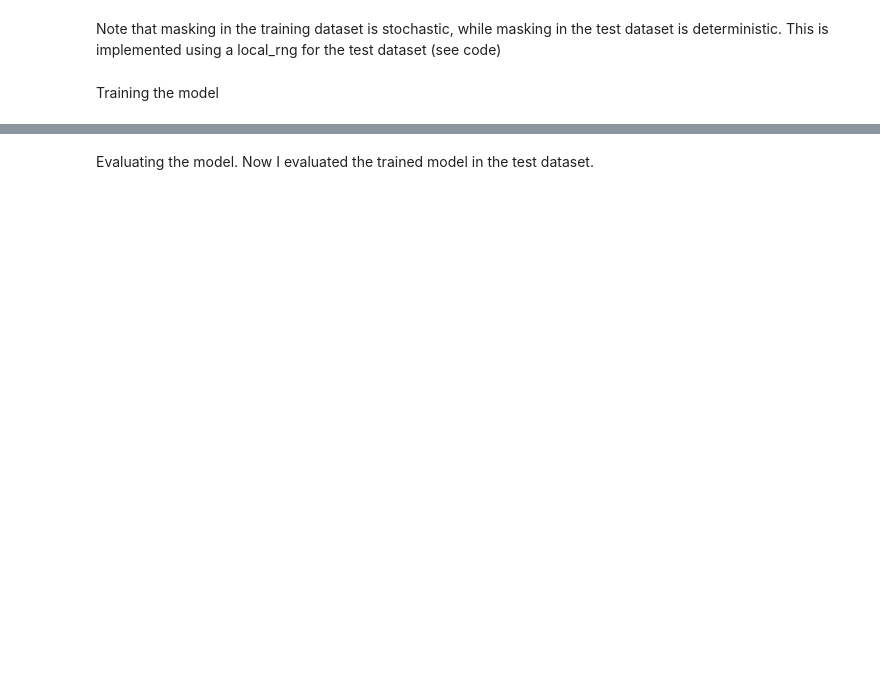
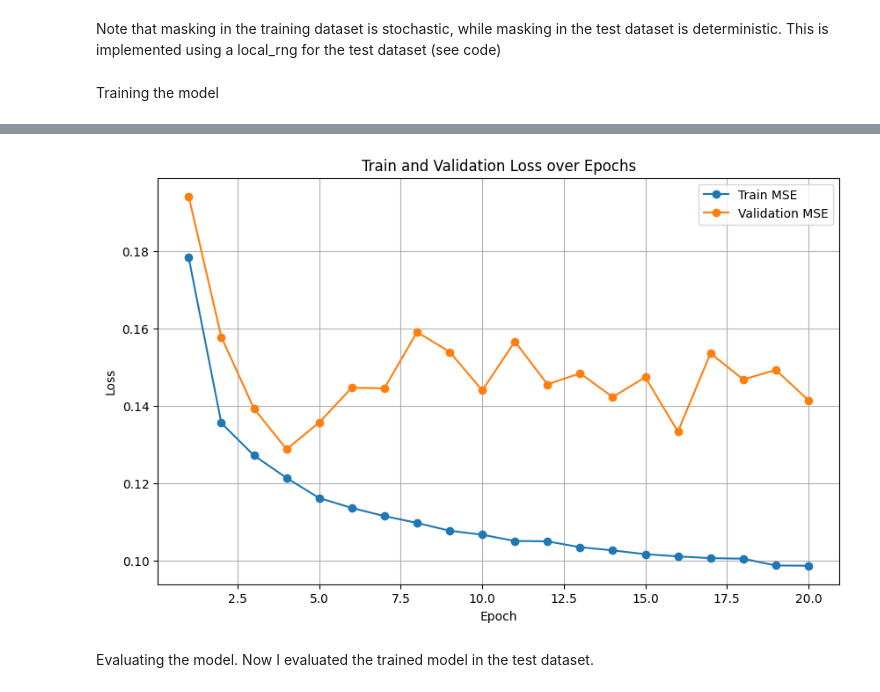
Before and after one commit to TeoNabot/bi-stcgn-for-data-reconstruction, a Jupyter notebook: notebooks/main.ipynb, the cells around one changed output, grey strips where cells are left out. Drawn from its saved outputs; the diff is of its cells as text; code cells hidden in the pictures; blank space fills up the shorter version.

```diff
--- a/notebooks/main.ipynb
+++ b/notebooks/main.ipynb
@@ -397,17 +391,19 @@ Training the model
 # %%
-# import matplotlib.pyplot as plt
+import matplotlib.pyplot as plt
 
-# epochs = range(1, len(train_losses) + 1)
+epochs = range(1, len(train_losses) + 1)
 
-# plt.figure(figsize=(10, 6))
-# plt.plot(epochs, train_losses, label='Train MSE', marker='o')
-# plt.plot(epochs, val_mses, label='Validation MSE', marker='o')
-# plt.xlabel('Epoch')
-# plt.ylabel('Loss')
-# plt.title('Train and Validation Loss over Epochs')
-# plt.legend()
-# plt.grid(True)
-# plt.show()
+plt.figure(figsize=(10, 6))
+plt.plot(epochs, train_losses, label='Train MSE', marker='o')
+plt.plot(epochs, val_mses, label='Validation MSE', marker='o')
+plt.xlabel('Epoch')
+plt.ylabel('Loss')
+plt.title('Train and Validation Loss over Epochs')
+plt.legend()
+plt.grid(True)
+plt.show()
+# %% [output]
+[figure, added]
 # %% [markdown]
 Evaluating the model.
 Now I evaluated the trained model in the test dataset.
```
Also changed, not shown: parts of 15 cells of this notebook, 4 other files.
